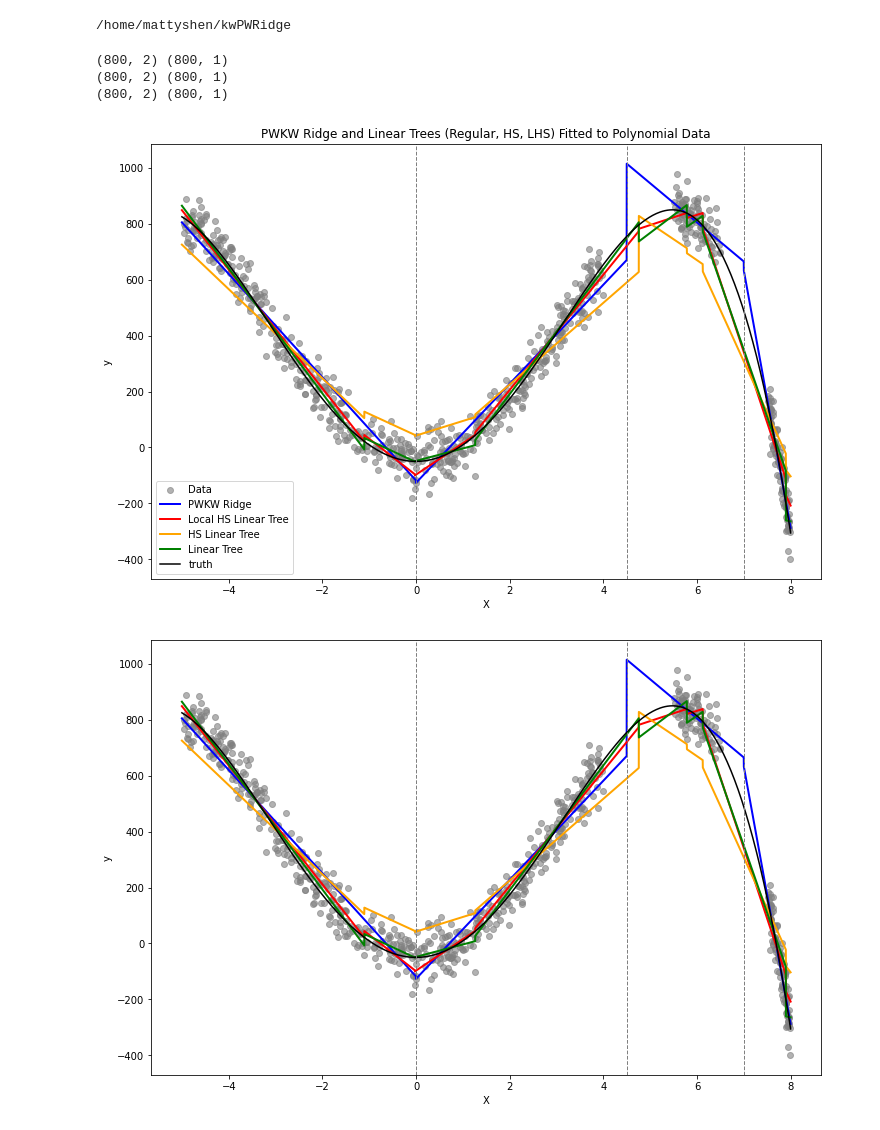
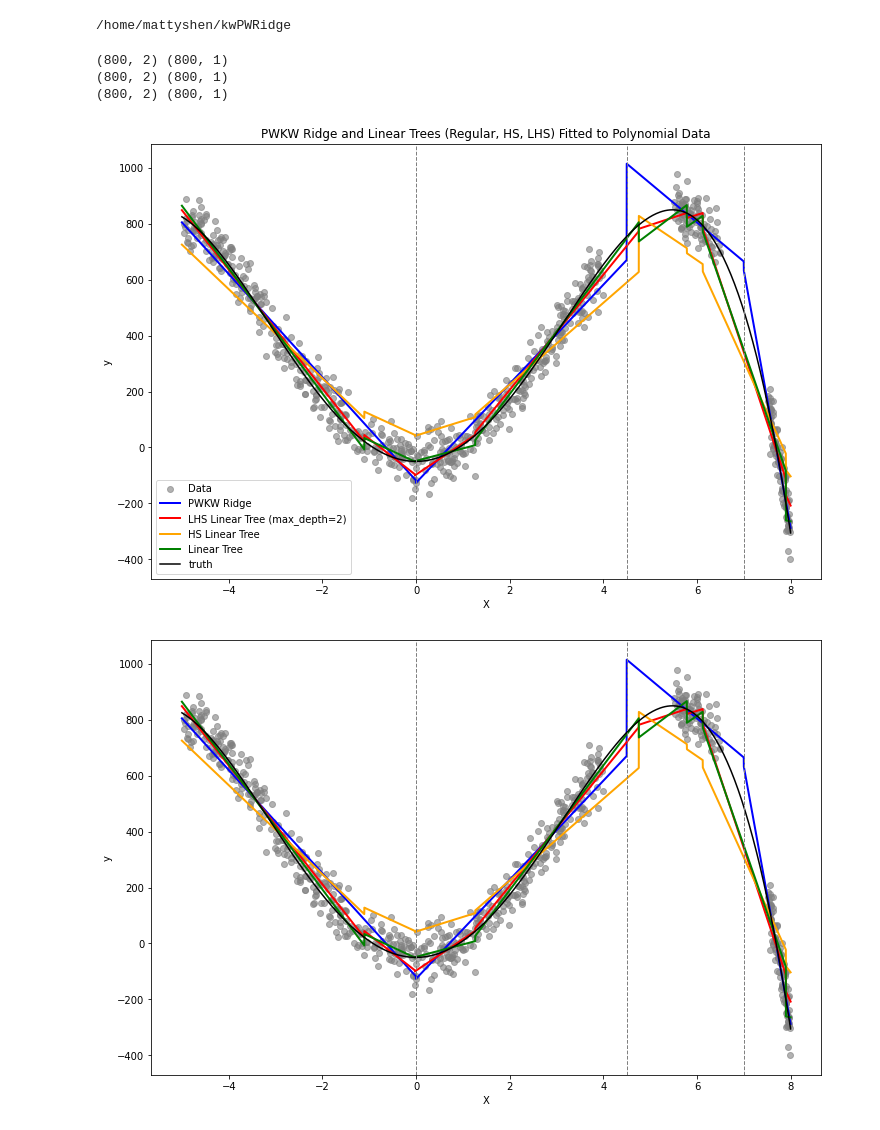
Before and after one commit to mattyshen/kwPWRidge, a Jupyter notebook: simulation_comparison.ipynb, the cells around one changed output. Cells and saved outputs as stored; diff of their text form; code cells hidden in the pictures.

```diff
--- a/simulation_comparison.ipynb
+++ b/simulation_comparison.ipynb
@@ -36,35 +36,35 @@ lt_hs = LinearTree(max_depth = 3, min_r2_gain = 0, alpha = 0.1, lam = 250, depth
 model.fit(x, y_noisy, split_points)
 lt.fit(x.reshape(-1, 1), y_noisy)
 lt_lhs.fit(x.reshape(-1, 1), y_noisy)
 lt_hs.fit(x.reshape(-1, 1), y_noisy)
 
 plt.figure(figsize=(12, 8))
 plt.scatter(x, y_noisy, color='grey', label='Data', alpha=0.6)
 
 space = np.linspace(-5, 8, 10000)
 plt.plot(space, model.predict(space), color='blue', label='PWKW Ridge', linewidth=2)
-plt.plot(space, lt_lhs.predict(space.reshape(-1, 1)), color='red', label='Local HS Linear Tree', linewidth=2)
+plt.plot(space, lt_lhs.predict(space.reshape(-1, 1)), color='red', label='LHS Linear Tree (max_depth=2)', linewidth=2)
 plt.plot(space, lt_hs.predict(space.reshape(-1, 1)), color='orange', label='HS Linear Tree', linewidth=2)
 plt.plot(space, lt.predict(space.reshape(-1, 1)), color='green', label='Linear Tree', linewidth=2)
 
 
 x_line = np.linspace(-5, 8, 500)
 y_line = true_function(x_line)
 plt.plot(x_line, y_line, color="black", label="truth")
 
 for split in split_points:
     plt.axvline(x=split, color='grey', linestyle='--', linewidth=1)
 plt.xlabel('X')
 plt.ylabel('y')
 plt.title('PWKW Ridge and Linear Trees (Regular, HS, LHS) Fitted to Polynomial Data')
 plt.legend()
 plt.savefig('figs/simulation_comparison.png')
 plt.show()
 # %% [output]
 (800, 2) (800, 1)
 (800, 2) (800, 1)
 (800, 2) (800, 1)
-[figure, old version]
+[figure, new version]
 # %%
 #Image for presentation
 plt.figure(figsize=(12, 8))
```
Also changed, not shown: parts of 1 cell of this notebook, 3 other files.
